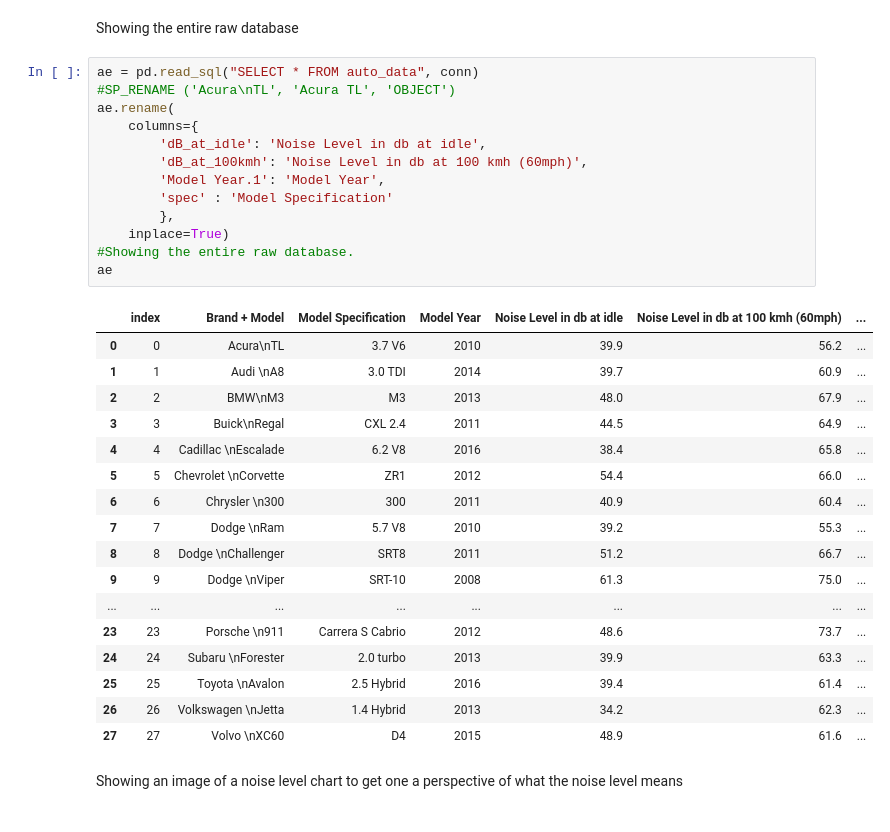
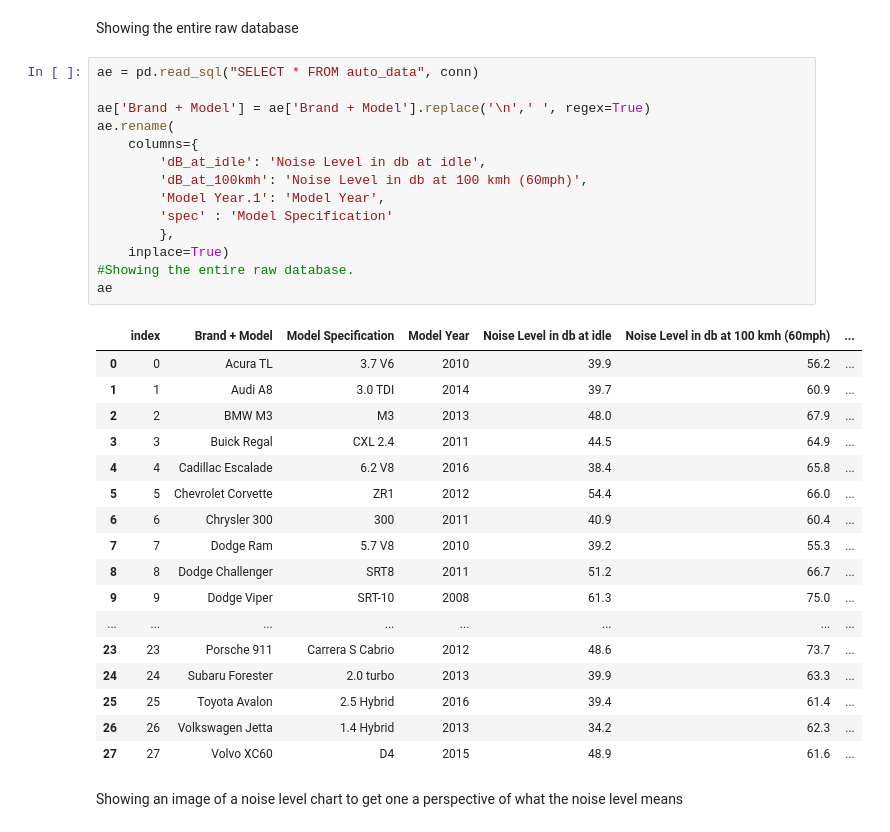
Before and after one commit to mikeulanoski/Mikes-Python-project, a Jupyter notebook: Python Project.ipynb, the cells around one changed output. Saved outputs shown, nothing was run; the diff lists cells and outputs as text.

```diff
--- a/Python Project.ipynb
+++ b/Python Project.ipynb
@@ -18,35 +18,36 @@ auto_data.to_sql('auto_data', conn, if_exists='replace')
 Showing the entire raw database
 # %%
 ae = pd.read_sql("SELECT * FROM auto_data", conn)
-#SP_RENAME ('Acura\nTL', 'Acura TL', 'OBJECT')
+
+ae['Brand + Model'] = ae['Brand + Model'].replace('\n',' ', regex=True)
 ae.rename(
     columns={
         'dB_at_idle': 'Noise Level in db at idle',
         'dB_at_100kmh': 'Noise Level in db at 100 kmh (60mph)',
         'Model Year.1': 'Model Year',
         'spec' : 'Model Specification'
         },
     inplace=True)
 #Showing the entire raw database.
 ae
 # %% [output]
 |  | index | Brand + Model | Model Specification | Model Year | Noise Level in db at idle | Noise Level in db at 100 kmh (60mph) | ... |
-| 0 | 0 | Acura\nTL | 3.7 V6 | 2010 | 39.9 | 56.2 | ... |
-| 1 | 1 | Audi \nA8 | 3.0 TDI | 2014 | 39.7 | 60.9 | ... |
-| 2 | 2 | BMW\nM3 | M3 | 2013 | 48.0 | 67.9 | ... |
-| 3 | 3 | Buick\nRegal | CXL 2.4 | 2011 | 44.5 | 64.9 | ... |
-| 4 | 4 | Cadillac \nEscalade | 6.2 V8 | 2016 | 38.4 | 65.8 | ... |
-| 5 | 5 | Chevrolet \nCorvette | ZR1 | 2012 | 54.4 | 66.0 | ... |
-| 6 | 6 | Chrysler \n300 | 300 | 2011 | 40.9 | 60.4 | ... |
-| 7 | 7 | Dodge \nRam | 5.7 V8 | 2010 | 39.2 | 55.3 | ... |
-| 8 | 8 | Dodge \nChallenger | SRT8 | 2011 | 51.2 | 66.7 | ... |
-| 9 | 9 | Dodge \nViper | SRT-10 | 2008 | 61.3 | 75.0 | ... |
+| 0 | 0 | Acura TL | 3.7 V6 | 2010 | 39.9 | 56.2 | ... |
+| 1 | 1 | Audi A8 | 3.0 TDI | 2014 | 39.7 | 60.9 | ... |
+| 2 | 2 | BMW M3 | M3 | 2013 | 48.0 | 67.9 | ... |
+| 3 | 3 | Buick Regal | CXL 2.4 | 2011 | 44.5 | 64.9 | ... |
+| 4 | 4 | Cadillac Escalade | 6.2 V8 | 2016 | 38.4 | 65.8 | ... |
+| 5 | 5 | Chevrolet Corvette | ZR1 | 2012 | 54.4 | 66.0 | ... |
+| 6 | 6 | Chrysler 300 | 300 | 2011 | 40.9 | 60.4 | ... |
+| 7 | 7 | Dodge Ram | 5.7 V8 | 2010 | 39.2 | 55.3 | ... |
+| 8 | 8 | Dodge Challenger | SRT8 | 2011 | 51.2 | 66.7 | ... |
+| 9 | 9 | Dodge Viper | SRT-10 | 2008 | 61.3 | 75.0 | ... |
 | ... | ... | ... | ... | ... | ... | ... | ... |
-| 23 | 23 | Porsche \n911 | Carrera S Cabrio | 2012 | 48.6 | 73.7 | ... |
-| 24 | 24 | Subaru \nForester | 2.0 turbo | 2013 | 39.9 | 63.3 | ... |
-| 25 | 25 | Toyota \nAvalon | 2.5 Hybrid | 2016 | 39.4 | 61.4 | ... |
-| 26 | 26 | Volkswagen \nJetta | 1.4 Hybrid | 2013 | 34.2 | 62.3 | ... |
-| 27 | 27 | Volvo \nXC60 | D4 | 2015 | 48.9 | 61.6 | ... |
+| 23 | 23 | Porsche 911 | Carrera S Cabrio | 2012 | 48.6 | 73.7 | ... |
+| 24 | 24 | Subaru Forester | 2.0 turbo | 2013 | 39.9 | 63.3 | ... |
+| 25 | 25 | Toyota Avalon | 2.5 Hybrid | 2016 | 39.4 | 61.4 | ... |
+| 26 | 26 | Volkswagen Jetta | 1.4 Hybrid | 2013 | 34.2 | 62.3 | ... |
+| 27 | 27 | Volvo XC60 | D4 | 2015 | 48.9 | 61.6 | ... |
 # %% [markdown]
 Showing an image of a noise level chart to get one a perspective of what the noise level means
 # %%
```
Also changed, not shown: parts of 5 cells of this notebook.
